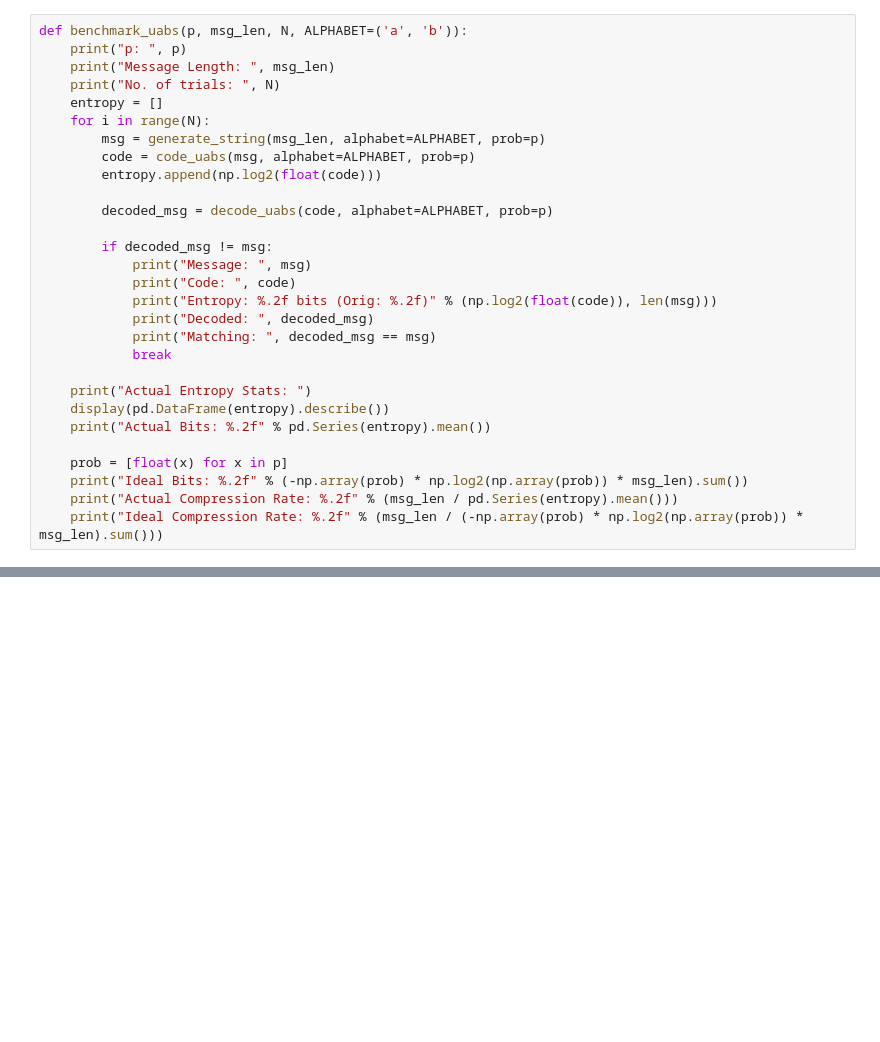
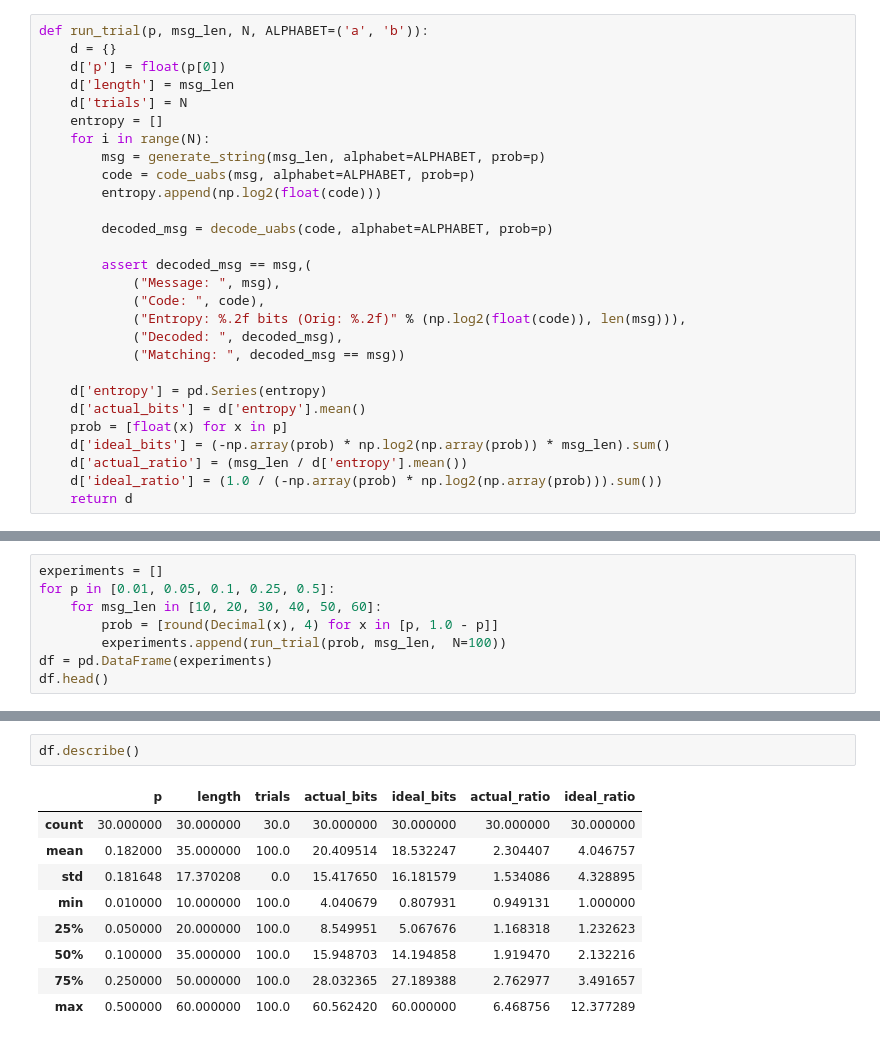
Before and after one commit to bjlkeng/sandbox, a Jupyter notebook: ans/uabs_benchmark.ipynb, the cells around one changed output, grey strips where cells are left out. Drawn from its saved outputs; the diff is of its cells as text; blank space fills up the shorter version.

Commit message:
Adding ANS code/benchmarks.

```diff
--- a/ans/uabs_benchmark.ipynb
+++ b/ans/uabs_benchmark.ipynb
@@ -8,8 +12,9 @@ np.random.seed(1)
 # %%
-def benchmark_uabs(p, msg_len, N, ALPHABET=('a', 'b')):
-    print("p: ", p)
-    print("Message Length: ", msg_len)
-    print("No. of trials: ", N)
+def run_trial(p, msg_len, N, ALPHABET=('a', 'b')):
+    d = {}
+    d['p'] = float(p[0])
+    d['length'] = msg_len
+    d['trials'] = N
     entropy = []
     for i in range(N):
         msg = generate_string(msg_len, alphabet=ALPHABET, prob=p)
@@ -18,19 +23,17 @@ def benchmark_uabs(p, msg_len, N, ALPHABET=('a', 'b')):
 
         decoded_msg = decode_uabs(code, alphabet=ALPHABET, prob=p)
 
-        if decoded_msg != msg:
-            print("Message: ", msg)
-            print("Code: ", code)
-            print("Entropy: %.2f bits (Orig: %.2f)" % (np.log2(float(code)), len(msg)))
-            print("Decoded: ", decoded_msg)
-            print("Matching: ", decoded_msg == msg)
-            break
+        assert decoded_msg == msg,(
+            ("Message: ", msg),
+            ("Code: ", code),
+            ("Entropy: %.2f bits (Orig: %.2f)" % (np.log2(float(code)), len(msg))),
+            ("Decoded: ", decoded_msg),
+            ("Matching: ", decoded_msg == msg))
 
-    print("Actual Entropy Stats: ")
-    display(pd.DataFrame(entropy).describe())
-    print("Actual Bits: %.2f" % pd.Series(entropy).mean())
-
+    d['entropy'] = pd.Series(entropy)
+    d['actual_bits'] = d['entropy'].mean()
     prob = [float(x) for x in p]
-    print("Ideal Bits: %.2f" % (-np.array(prob) * np.log2(np.array(prob)) * msg_len).sum())
-    print("Actual Compression Rate: %.2f" % (msg_len / pd.Series(entropy).mean()))
-    print("Ideal Compression Rate: %.2f" % (msg_len / (-np.array(prob) * np.log2(np.array(prob)) * msg_len).sum()))
+    d['ideal_bits'] = (-np.array(prob) * np.log2(np.array(prob)) * msg_len).sum()
+    d['actual_ratio'] = (msg_len / d['entropy'].mean())
+    d['ideal_ratio'] = (1.0 / (-np.array(prob) * np.log2(np.array(prob))).sum())
+    return d
@@ -96,0 +40,8 @@ Ideal Compression Rate: 2.13
+# %%
+experiments = []
+for p in [0.01, 0.05, 0.1, 0.25, 0.5]:
+    for msg_len in [10, 20, 30, 40, 50, 60]:
+        prob = [round(Decimal(x), 4) for x in [p, 1.0 - p]]
+        experiments.append(run_trial(prob, msg_len,  N=100))
+df = pd.DataFrame(experiments)
+df.head()
@@ -96,0 +55,12 @@ Ideal Compression Rate: 2.13
+# %%
+df.describe()
+# %% [output]
+|  | p | length | trials | actual_bits | ideal_bits | actual_ratio | ideal_ratio |
+| count | 30.000000 | 30.000000 | 30.0 | 30.000000 | 30.000000 | 30.000000 | 30.000000 |
+| mean | 0.182000 | 35.000000 | 100.0 | 20.409514 | 18.532247 | 2.304407 | 4.046757 |
+| std | 0.181648 | 17.370208 | 0.0 | 15.417650 | 16.181579 | 1.534086 | 4.328895 |
+| min | 0.010000 | 10.000000 | 100.0 | 4.040679 | 0.807931 | 0.949131 | 1.000000 |
+| 25% | 0.050000 | 20.000000 | 100.0 | 8.549951 | 5.067676 | 1.168318 | 1.232623 |
+| 50% | 0.100000 | 35.000000 | 100.0 | 15.948703 | 14.194858 | 1.919470 | 2.132216 |
+| 75% | 0.250000 | 50.000000 | 100.0 | 28.032365 | 27.189388 | 2.762977 | 3.491657 |
+| max | 0.500000 | 60.000000 | 100.0 | 60.562420 | 60.000000 | 6.468756 | 12.377289 |
```
Also changed, not shown: parts of 7 cells of this notebook, 2 other files.
